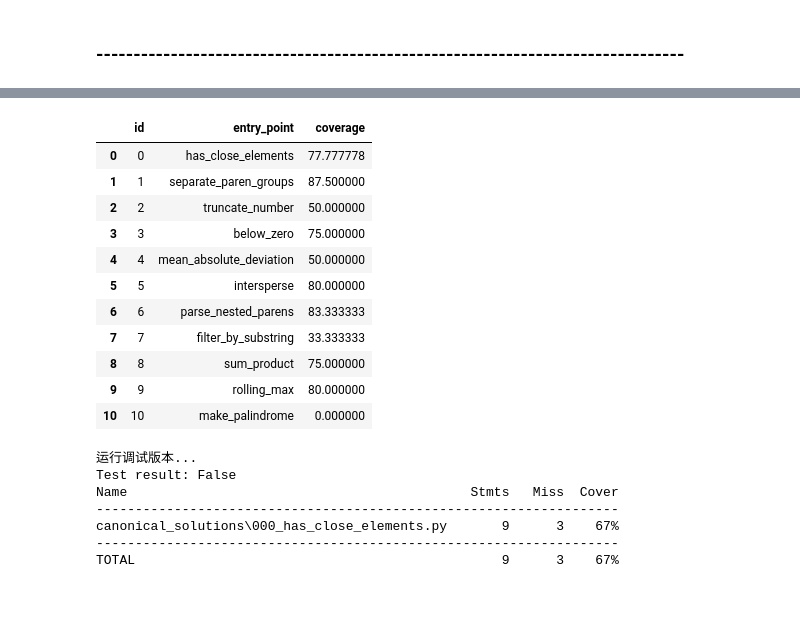
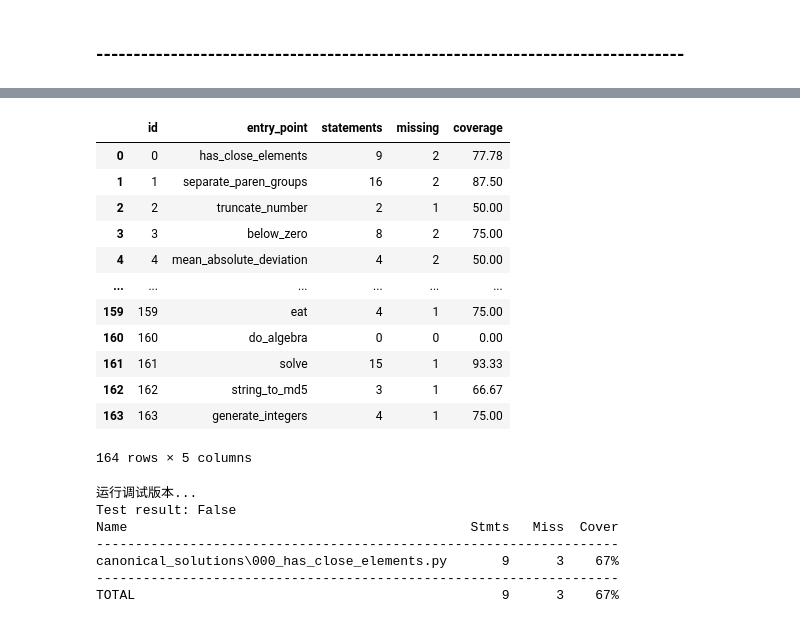
Before and after one commit to Threegoldsqwq/Evaluating_and_Enhancing_LLM_Generated_Test_Suites, a Jupyter notebook: test_generation.ipynb, the cells around one changed output, grey strips where cells are left out. Drawn from its saved outputs; the diff is of its cells as text; code cells hidden in the pictures.

```diff
--- a/test_generation.ipynb
+++ b/test_generation.ipynb
@@ -9,13 +9,16 @@ MODEL = "gemini-2.5-flash"
 OUT_DIR = pathlib.Path("generated_tests")
 OUT_DIR.mkdir(parents=True, exist_ok=True)
 # %%
-def extract_docstring(prompt_text: str) -> str:
+def extract_docstring(prompt_text: str) -> list:
     """
-    HumanEval's `prompt` contains signature + triple-quoted docstring + `pass`.
-    We return the first triple-quoted block's contents.
+    Extract all triple-quoted docstrings from the input text.
+    Returns a list of docstring contents as strings.
     """
-    m = re.search(r'("""|\'\'\')(.*?)(\1)', prompt_text, flags=re.DOTALL)
-    return (m.group(2).strip() if m else prompt_text.strip())
+    matches = re.findall(r'("""|\'\'\')(.*?)(\1)', prompt_text, flags=re.DOTALL)
+    # Join all docstrings into a single string (if needed)
+    doc_text = "\n\n".join([m[1].strip() for m in matches])
+
+    return doc_text
 # %%
 api_key = os.environ.get("GOOGLE_API_KEY")
 if not api_key:
@@ -625,9 +596,11 @@ import re
 import sys
 import types
 import unittest
+import warnings
 
 import pandas as pd
 from coverage import Coverage
+from coverage.exceptions import CoverageWarning
 
 CANON_DIR = pathlib.Path("canonical_solutions").resolve()
 TESTS_DIR = pathlib.Path("generated_tests").resolve()
@@ -677,15 +650,18 @@ def coverage_percent_for_file(cov: Coverage, filename: str) -> float:
     Compute percent covered for a specific filename using Coverage API.
     Returns 0.0 if file wasn't measured.
     """
-    data = cov.get_data()
-    if not data or filename not in data.measured_files():
-        return 0.0
-    # analysis2 returns (filename, statements, excluded, missing, partial)
-    _, statements, _, missing, _ = cov.analysis2(filename)
-    if not statements:
-        return 0.0
-    covered = len(statements) - len(missing)
-    return 100.0 * covered / len(statements)
+    try:
+        data = cov.get_data()
+        if not data or filename not in data.measured_files():
+            return 0.0, 0, 0
+        # analysis2 returns (filename, statements, excluded, missing, partial)
+        _, statements, _, missing, _ = cov.analysis2(filename)
+        if not statements:
+            return 0.0
+        covered = len(statements) - len(missing)
+        return round(100.0 * covered / len(statements), 2), len(statements), len(missing)
+    except CoverageWarning:
+        return 0.0, 0, 0
 
 rows = []
 
@@ -719,6 +695,9 @@ for idx, entry_point, sol_path in canon:
 
         # 3) Run tests under Coverage API, measuring ONLY the target file via include=[...]
         cov = Coverage(include=[str(sol_path)])
+        with warnings.catch_warnings():
+            warnings.filterwarnings("ignore", category=CoverageWarning)
+
         cov.erase()
         cov.start()
 
@@ -726,21 +705,24 @@ for idx, entry_point, sol_path in canon:
         result = unittest.TextTestRunner(stream=io.StringIO(), verbosity=0).run(suite)
         cov.stop()
         cov.save()
-        cov.report()  # initialize coverage
+        # cov.report()  # initialize coverage
 
         # 4) Compute percent for this exact file
-        coverage_pct = coverage_percent_for_file(cov, str(sol_path))
+        coverage_pct, statements, missing = coverage_percent_for_file(cov, str(sol_path))
 
-    print(f"[{idx:03d}] cov={coverage_pct:.1f}%")
+    # print(f"[{idx:03d}] cov={coverage_pct:.1f}%")
     rows.append({
         "id": idx,
         "entry_point": entry_point,
+        "statements": statements,
+        "missing": missing,
         "coverage": coverage_pct,
     })
-    if(idx == 10):
+    # if(idx == 2):
 
-        break
+    #     break
 
 df_cov = pd.DataFrame(rows).sort_values("id").reset_index(drop=True)
+print(f"Average Coverage Rate: {df_cov['coverage'].mean():.2f}%")
 df_cov
 # %% [output]
@@ -764,15 +730,16 @@ TOTAL                                       10      2    80%
-|  | id | entry_point | coverage |
-| 0 | 0 | has_close_elements | 77.777778 |
-| 1 | 1 | separate_paren_groups | 87.500000 |
-| 2 | 2 | truncate_number | 50.000000 |
-| 3 | 3 | below_zero | 75.000000 |
-| 4 | 4 | mean_absolute_deviation | 50.000000 |
-| 5 | 5 | intersperse | 80.000000 |
-| 6 | 6 | parse_nested_parens | 83.333333 |
-| 7 | 7 | filter_by_substring | 33.333333 |
-| 8 | 8 | sum_product | 75.000000 |
-| 9 | 9 | rolling_max | 80.000000 |
-| 10 | 10 | make_palindrome | 0.000000 |
+|  | id | entry_point | statements | missing | coverage |
+| 0 | 0 | has_close_elements | 9 | 2 | 77.78 |
+| 1 | 1 | separate_paren_groups | 16 | 2 | 87.50 |
+| 2 | 2 | truncate_number | 2 | 1 | 50.00 |
+| 3 | 3 | below_zero | 8 | 2 | 75.00 |
+| 4 | 4 | mean_absolute_deviation | 4 | 2 | 50.00 |
+| ... | ... | ... | ... | ... | ... |
+| 159 | 159 | eat | 4 | 1 | 75.00 |
+| 160 | 160 | do_algebra | 0 | 0 | 0.00 |
+| 161 | 161 | solve | 15 | 1 | 93.33 |
+| 162 | 162 | string_to_md5 | 3 | 1 | 66.67 |
+| 163 | 163 | generate_integers | 4 | 1 | 75.00 |
+164 rows × 5 columns
 # %%
 import coverage
 import os
```
Also changed, not shown: parts of 4 cells of this notebook, 6 other files.
